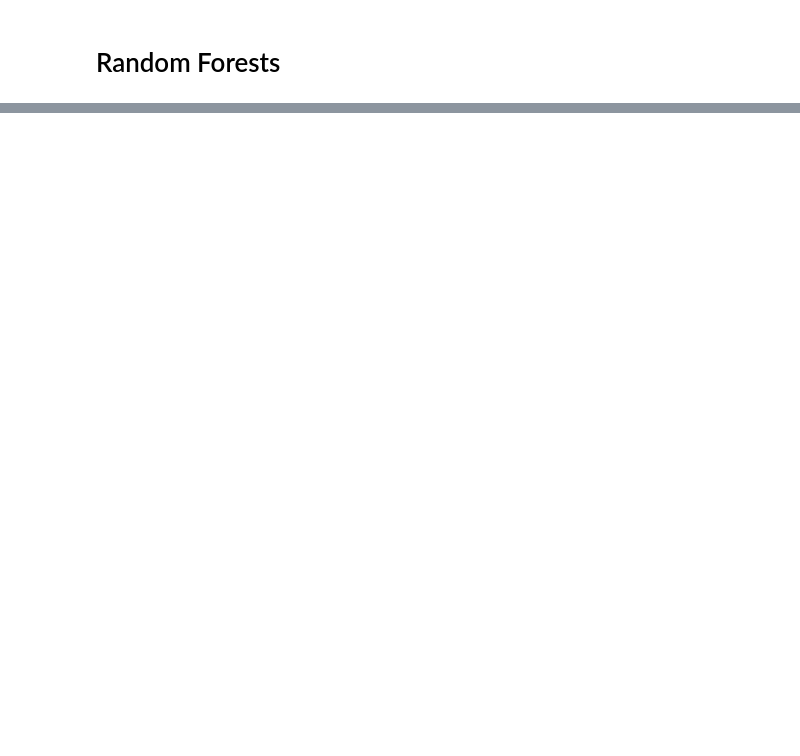
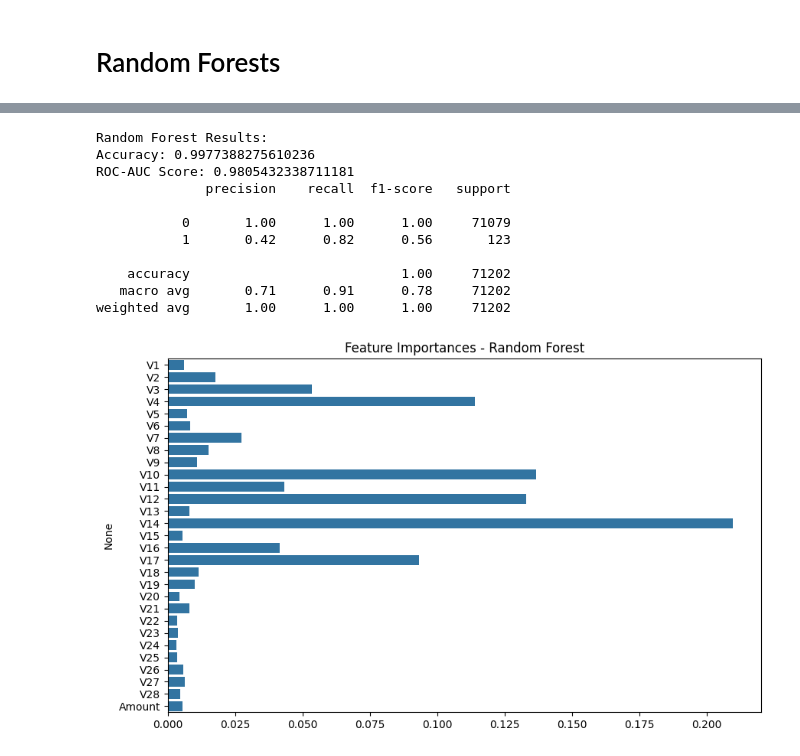
Before and after one commit to RahulVadhyar/ACY-workshop-assignment, a Jupyter notebook: workshop.ipynb, the cells around one changed output, grey strips where cells are left out. Cells and saved outputs as stored; diff of their text form; code cells hidden in the pictures; blank space fills up the shorter version.

Commit message:
add smote

```diff
--- a/workshop.ipynb
+++ b/workshop.ipynb
@@ -287,0 +297,17 @@ weighted avg       1.00      0.99      0.99     71202
+# %%
+model = XGBClassifier(
+    n_estimators=100,
+    learning_rate=0.1,
+    max_depth=6,
+    use_label_encoder=False,
+    eval_metric="logloss"
+)
+model.fit(X_train_smote, y_train_smote)
+
+xgb_preds = model.predict(X_test)
+xgb_proba = model.predict_proba(X_test)[:, 1]
+
+print("\nXGBoost Results:")
+print("Accuracy:", accuracy_score(y_test, xgb_preds))
+print("ROC-AUC Score:", roc_auc_score(y_test, xgb_proba))
+print(classification_report(y_test, xgb_preds))
@@ -287,0 +331,38 @@ weighted avg       1.00      0.99      0.99     71202
+# %%
+model = RandomForestClassifier(
+    n_estimators=100,
+    max_depth=10,
+    n_jobs=-1
+)
+model.fit(X_train_smote, y_train_smote)
+
+
+rf_preds = model.predict(X_test)
+rf_proba = model.predict_proba(X_test)[:, 1]
+
+print("\nRandom Forest Results:")
+print("Accuracy:", accuracy_score(y_test, rf_preds))
+print("ROC-AUC Score:", roc_auc_score(y_test, rf_proba))
+print(classification_report(y_test, rf_preds))
+
+feature_importances = model.feature_importances_
+feature_names = df.columns[:-1]
+
+
+plt.figure(figsize=(10, 6))
+sns.barplot(x=feature_importances, y=feature_names)
+plt.title("Feature Importances - Random Forest")
+plt.show()
+# %% [output]
+Random Forest Results:
+Accuracy: 0.9977388275610236
+ROC-AUC Score: 0.9805432338711181
+              precision    recall  f1-score   support
+
+           0       1.00      1.00      1.00     71079
+           1       0.42      0.82      0.56       123
+
+    accuracy                           1.00     71202
+   macro avg       0.71      0.91      0.78     71202
+weighted avg       1.00      1.00      1.00     71202
+[figure, added]
```
Also changed, not shown: parts of 7 cells of this notebook.
